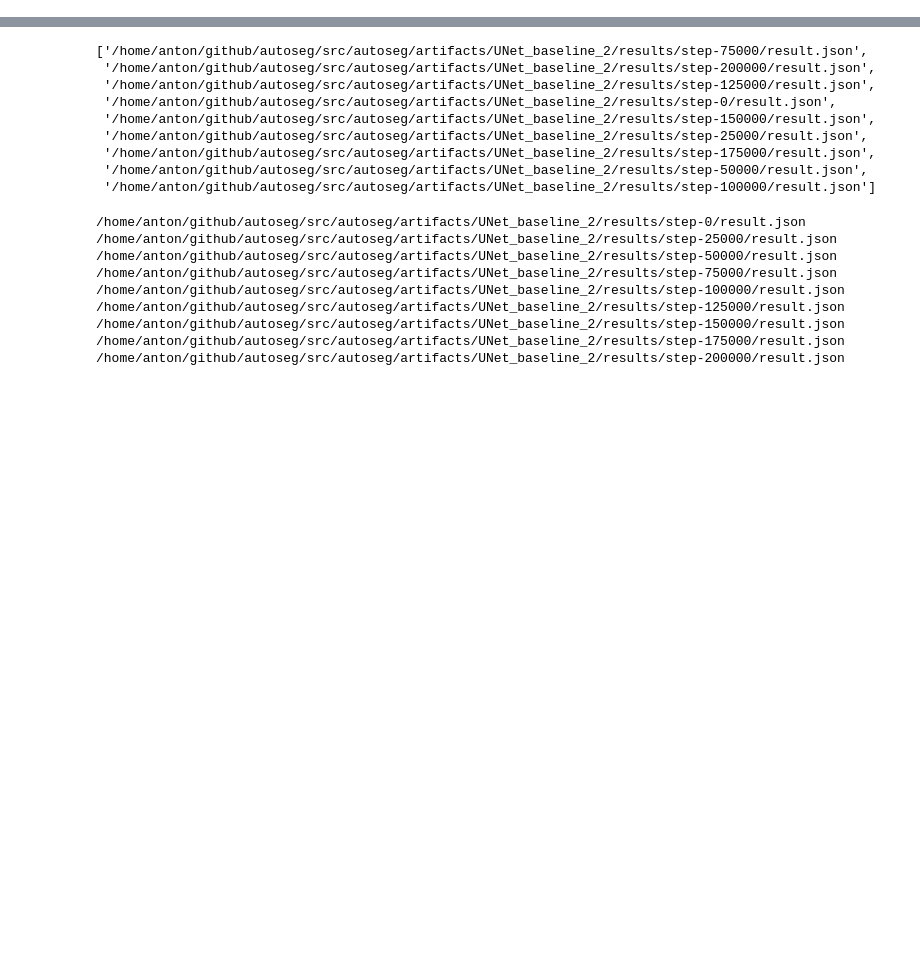
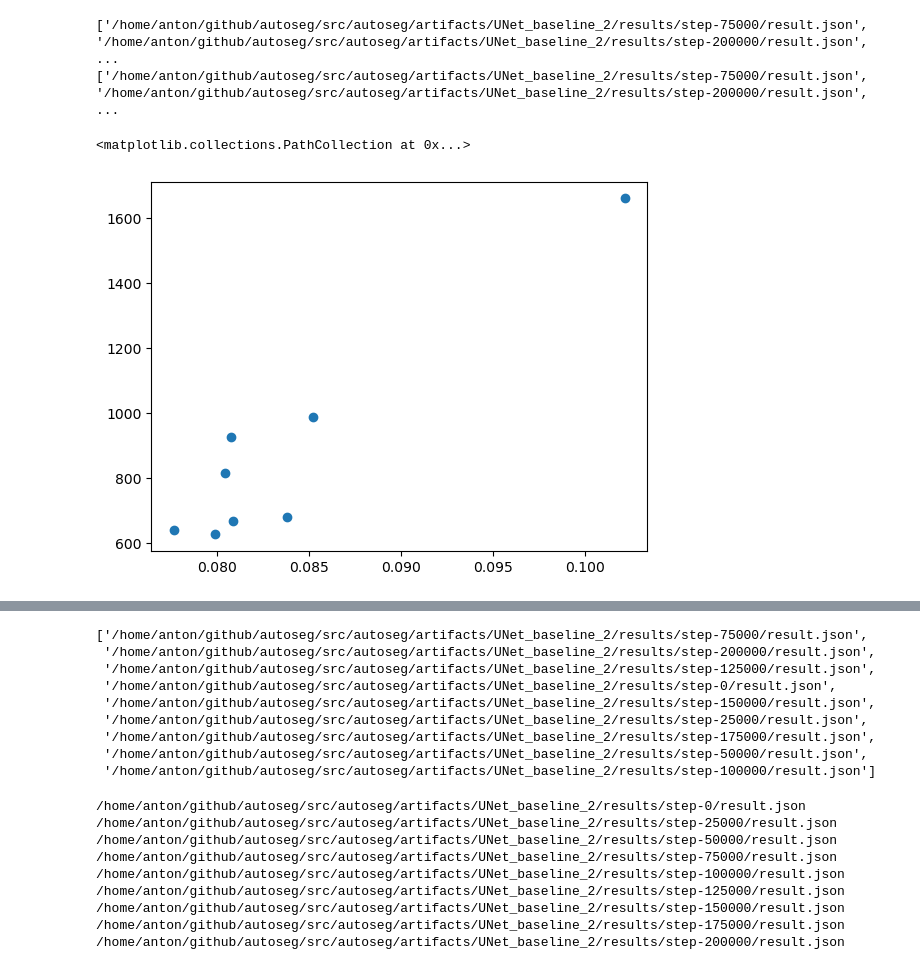
Before and after one commit to anforsm/autoseg, a Jupyter notebook: src/autoseg/results.ipynb, the cells around one changed output, grey strips where cells are left out. Cells and saved outputs as stored; diff of their text form; code cells hidden in the pictures; blank space fills up the shorter version.

```diff
--- a/src/autoseg/results.ipynb
+++ b/src/autoseg/results.ipynb
@@ -55,0 +87,10 @@ compare_models(["UNet baseline 2", "UNet LSD 2", "UNet baseline schedule free 2"
+# %%
+edits = get_metrics_for_model("UNet baseline 2")["skel_mods"]
+its = get_metrics_for_model("UNet baseline 2")["checkpoints"]
+loss = d[its]
+#plt.plot(loss, edits)
+# %% [output]
+['/home/anton/github/autoseg/src/autoseg/artifacts/UNet_baseline_2/results/step-75000/result.json', '/home/anton/github/autoseg/src/autoseg/artifacts/UNet_baseline_2/results/step-200000/result.json',  ...
+['/home/anton/github/autoseg/src/autoseg/artifacts/UNet_baseline_2/results/step-75000/result.json', '/home/anton/github/autoseg/src/autoseg/artifacts/UNet_baseline_2/results/step-200000/result.json',  ...
+<matplotlib.collections.PathCollection at 0x...>
+[figure, added]
```
Also changed, not shown: parts of 6 cells of this notebook, 1 other file.
